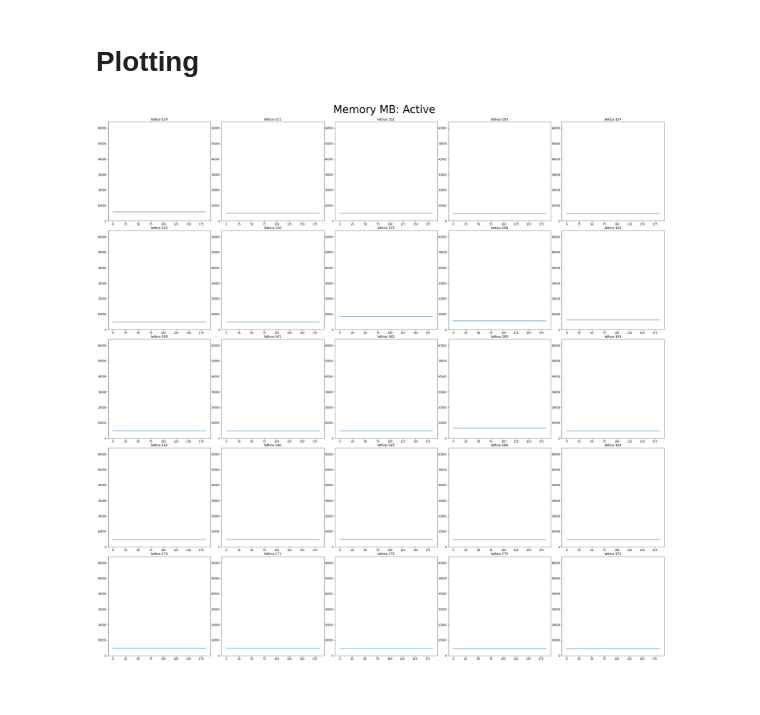
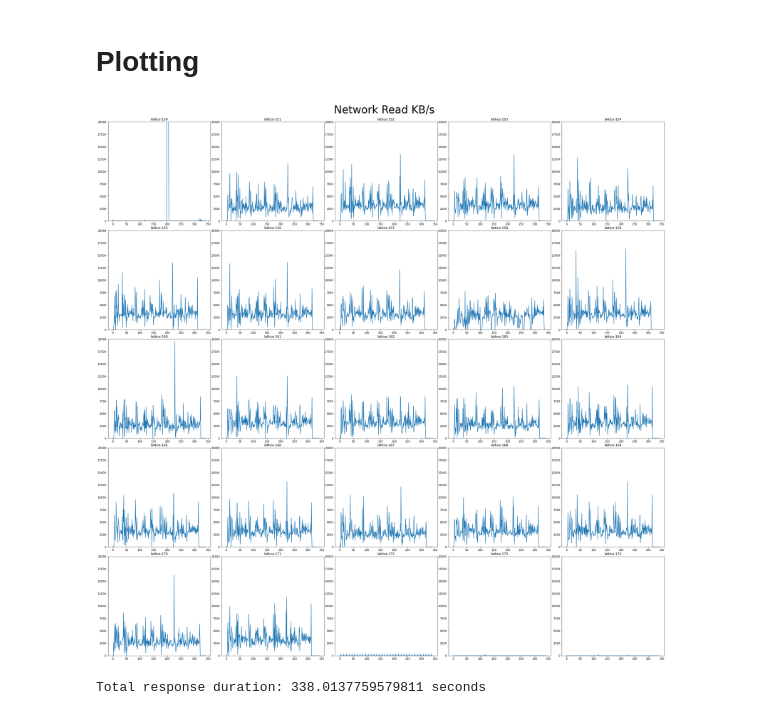
Before and after one commit to Project-Sustain/validation-service, a Jupyter notebook: benchmarks/benchmarks.ipynb, the cells around one changed output. Cells and saved outputs as stored; diff of their text form; code cells hidden in the pictures.

Commit message:
Run benchmark

```diff
--- a/benchmarks/benchmarks.ipynb
+++ b/benchmarks/benchmarks.ipynb
@@ -11,25 +12,25 @@ from pprint import pprint
 # %%
 metric_options = [
     ("timestamp", "Timestamp MS since Epoch"), #0
-    ("CPU_ALL:User%", "CPU Total: User %"), # 1
-    ("MEM:memtotal", "Memory MB: Total"), #2
-    ("MEM:swapfree", "Memory MB: Swap Free"), #3
-    ("MEM:active", "Memory MB: Active"), #4
-    ("MEM:inactive", "Memory MB: Inactive"), #5
-    ("NET:eno1-write-KB/s", "Network Write KB/s"), #6
-    ("NET:eno1-read-KB/s", "Network Read KB/s"), #7
-    ("DISKBUSY:sda", "Disk Busy %: /dev/sda"), #8
-    ("DISKREAD:sda", "Disk Read KB/s: /dev/sda"), #9
-    ("DISKWRITE:sda", "Disk Write KB/s: /dev/sda"), #10
-    ("VM:pgfault", "Paging and Virtual Memory: Page Faults") #11
+    ("CPU_ALL:User%", "CPU Total: User %", [0,100]), # 1
+    ("MEM:memtotal", "Memory MB: Total", [0,65000]), #2
+    ("MEM:swapfree", "Memory MB: Swap Free", [0,1000]), #3
+    ("MEM:active", "Memory MB: Active", [0,65000]), #4
+    ("MEM:inactive", "Memory MB: Inactive", [0,65000]), #5
+    ("NET:eno1-write-KB/s", "Network Write KB/s", [0,20000]), #6
+    ("NET:eno1-read-KB/s", "Network Read KB/s", [0,20000]), #7
+    ("DISKBUSY:sda", "Disk Busy %: /dev/sda", [0,100]), #8
+    ("DISKREAD:sda", "Disk Read KB/s: /dev/sda", [0,10000]), #9
+    ("DISKWRITE:sda", "Disk Write KB/s: /dev/sda", [0,10000]), #10
+    ("VM:pgfault", "Paging and Virtual Memory: Page Faults", [0,100]) #11
 ]
 
-chosen_metric = metric_options[4]
-
-benchmark_dir = "control_stats"
+# Configuration
+benchmark_dir = "experiment_0"
+chosen_metric = metric_options[7]
 metric_header = chosen_metric[0]
 metric_name = chosen_metric[1]
-
+y_axis_limits = chosen_metric[2]
 
 dataframes = []
 for i in range(0, 25):
@@ -42,22 +43,29 @@ for i in range(0, 25):
 # %%
 number_rows = 5
 number_cols = 5
-
-y_axis_limits = [0, 64000]
 
 fig, ax = plt.subplots(nrows=number_rows, ncols=number_cols, figsize=(30, 30))
 fig.tight_layout(h_pad=1.7)
 fig.suptitle(metric_name, fontsize=40)
 
 index = 0
 for i in range(number_rows):
     for j in range(number_cols):
         ax[i,j].set_ylim(y_axis_limits)
         ax[i,j].plot(dataframes[index], label=f"Machine {index}")
         ax[i,j].set_title(f"lattice-{150+index}")
         index += 1
 
 plt.subplots_adjust(top=0.95)
 plt.show()
 # %% [output]
-[figure, old version]
+[figure, new version]
+# %%
+response_filename = f"{benchmark_dir}/response.json"
+
+with open(response_filename, "r") as response_file:
+    response = json.load(response_file)
+
+print(f"Total response duration: {response['duration_sec']} seconds")
+# %% [output]
+Total response duration: 338.0137759579811 seconds
```
Also changed, not shown: parts of 1 cell of this notebook, 52 other files.
